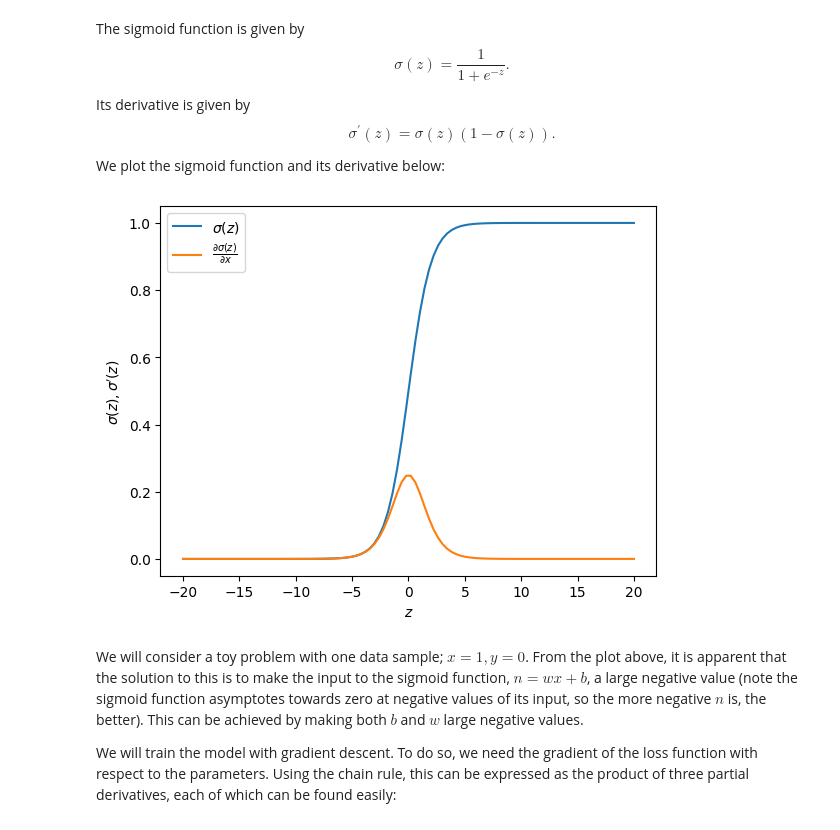
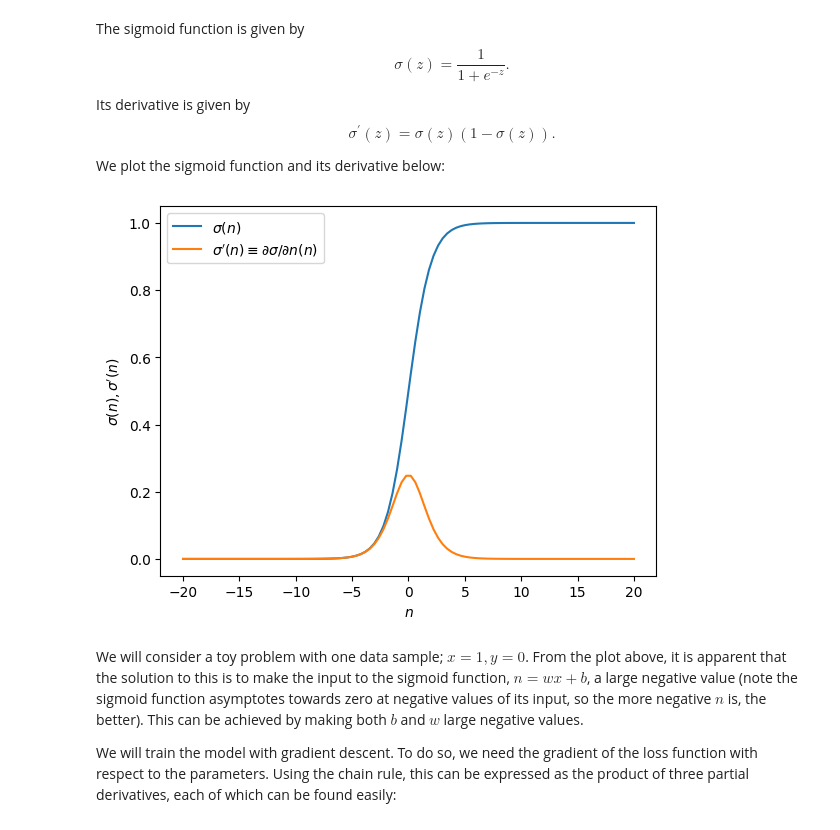
Before and after one commit to AlexSkillen/AERO40041_demos, a Jupyter notebook: content/LogisticRegression.ipynb, the cells around one changed output. Drawn from its saved outputs; the diff is of its cells as text; code cells hidden in the pictures.

```diff
--- a/content/LogisticRegression.ipynb
+++ b/content/LogisticRegression.ipynb
@@ -31,23 +31,23 @@ We plot the sigmoid function and its derivative below:
 # %%
 z = np.linspace(-20, 20, 100)
 
 try:
     plt.style.use('seaborn')
 except:
     _
 
 sigz = [sigmoid(x) for x in z]
 dsigz = [d_dx_sigmoid(x) for x in z]
 
-plt.plot(z, sigz, label=r'$\sigma(z)$')
-plt.plot(z, dsigz, label=r'$\frac{\partial \sigma(z)}{\partial x}$')
+plt.plot(z, sigz, label=r'$\sigma(n)$')
+plt.plot(z, dsigz, label=r'$\sigma^\prime(n) \equiv \partial \sigma / \partial n (n)$')
 plt.legend()
-plt.xlabel(r'$z$')
-plt.ylabel(r'$\sigma(z), \sigma^\prime(z)$')
+plt.xlabel(r'$n$')
+plt.ylabel(r'$\sigma(n), \sigma^\prime(n)$')
 
 plt.show()
 # %% [output]
-[figure, old version]
+[figure, new version]
 # %%
 def MSEloss(x, y, w, b):
     return (y - sigmoid(w*x+b))**2
```
Also changed, not shown: parts of 1 cell of this notebook.
